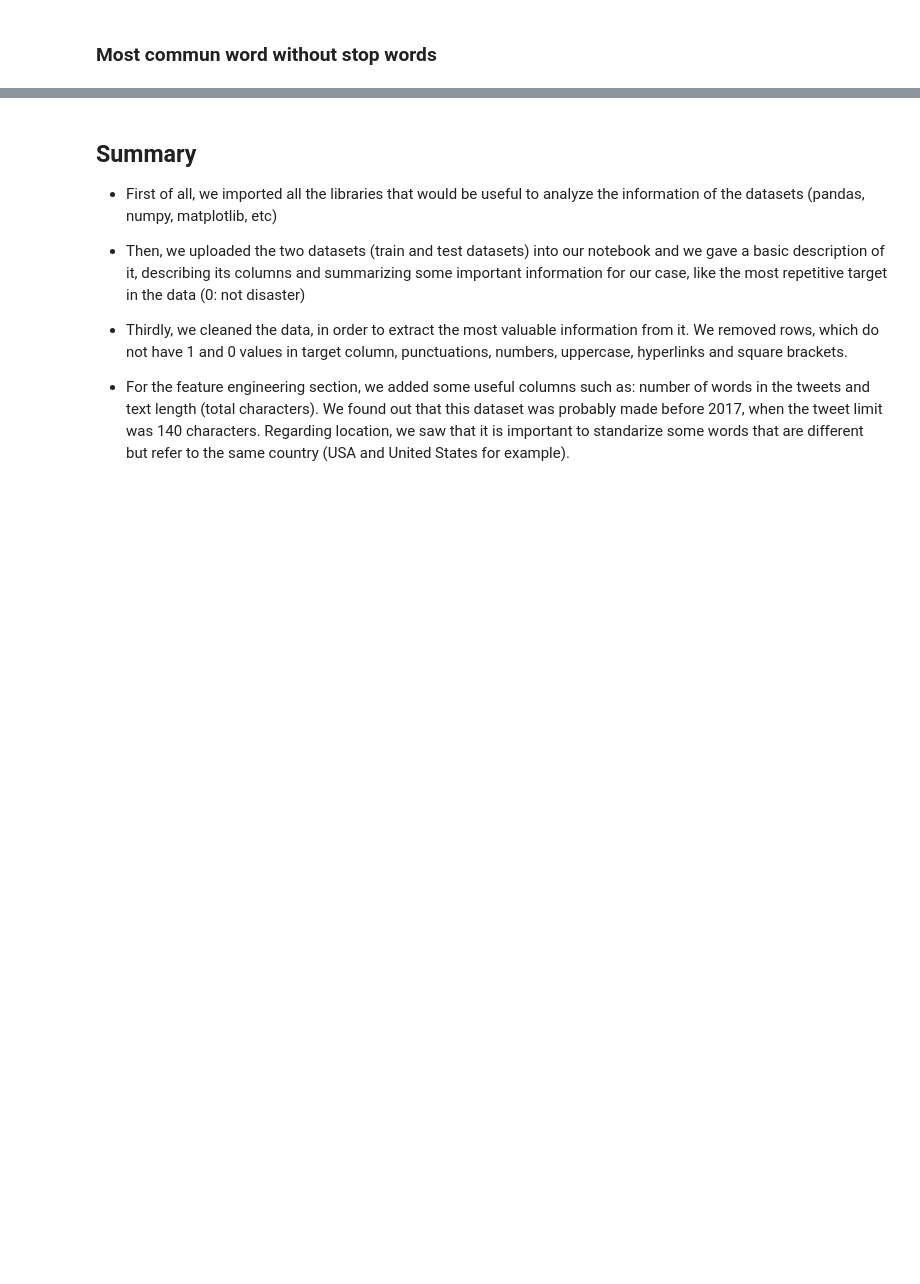
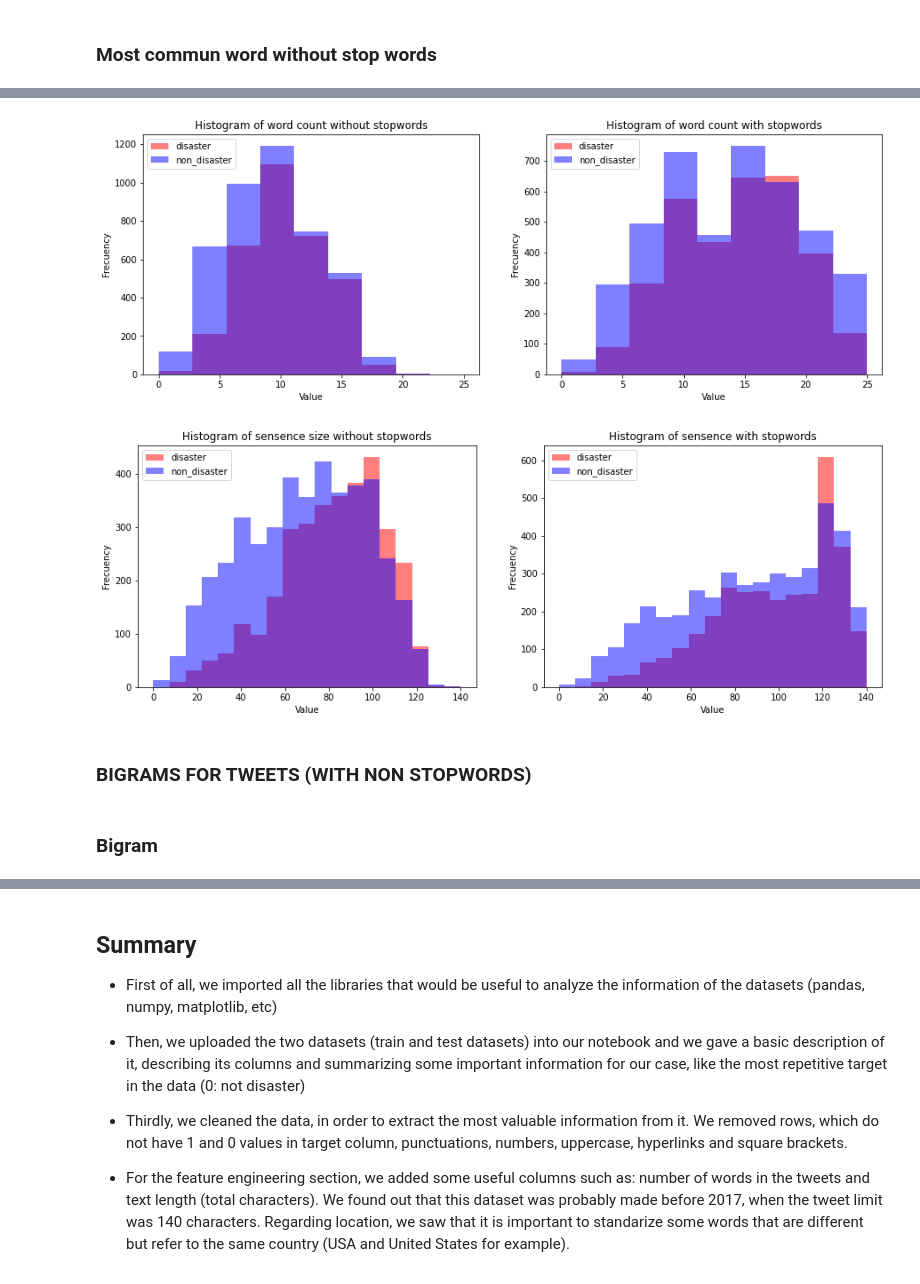
Before and after one commit to oscarciceri/Disaster_Monitoring-_Based_On_Tweets, a Jupyter notebook: EDA_extended_oscar.ipynb, the cells around one changed output, grey strips where cells are left out. Cells and saved outputs as stored; diff of their text form; code cells hidden in the pictures; blank space fills up the shorter version.

```diff
--- a/EDA_extended_oscar.ipynb
+++ b/EDA_extended_oscar.ipynb
@@ -579,0 +575,4 @@ non_disaster = df[df.target == 0]
+# %%
+df['word_count_non_stopwords'] = df['text_clean_non_stopwords'].apply(lambda x: len(x.split()))
+df['size_non_stopwords'] = df['text_clean_non_stopwords'].apply(lambda x: len(x))
+df.head(3)
@@ -579,0 +584,29 @@ non_disaster = df[df.target == 0]
+# %%
+def plot_size(columna1, columna2, title1,title2, maximo, bins_size):
+    bins = np.linspace(0, maximo, bins_size)
+    plt.figure(figsize=(15, 5))
+    plt.subplot(1, 2, 1)
+    plt.hist(df[df.target == 1][columna1], bins, alpha=0.5, label='disaster', color ='red')
+    plt.hist(df[df.target == 0][columna1], bins, alpha=0.5, label='non_disaster', color ='blue')
+    plt.xlabel('Value')
+    plt.ylabel('Frecuency')
+    plt.legend(loc='upper left')
+    plt.title('Histogram of '+title1 )
+
+    plt.subplot(1, 2, 2)
+
+    plt.hist(df[df.target == 1][columna2], bins, alpha=0.5, label='disaster', color ='red')
+    plt.hist(df[df.target == 0][columna2], bins, alpha=0.5, label='non_disaster', color ='blue')
+    plt.xlabel('Value')
+    plt.ylabel('Frecuency')
+    plt.legend(loc='upper left')
+    plt.title('Histogram of '+title2 )
+    plt.show()
+
+plot_size('word_count_non_stopwords','word_count', 'word count without stopwords','word count with stopwords',25,10)
+plot_size('size_non_stopwords','size', 'sensence size without stopwords','sensence with stopwords',140,20)
+# %% [output]
+[figure, added]
+[figure, added]
+# %% [markdown]
+### BIGRAMS FOR TWEETS (WITH NON STOPWORDS)
@@ -579,0 +615,2 @@ non_disaster = df[df.target == 0]
+# %% [markdown]
+### Bigram
```
Also changed, not shown: parts of 19 cells of this notebook.
